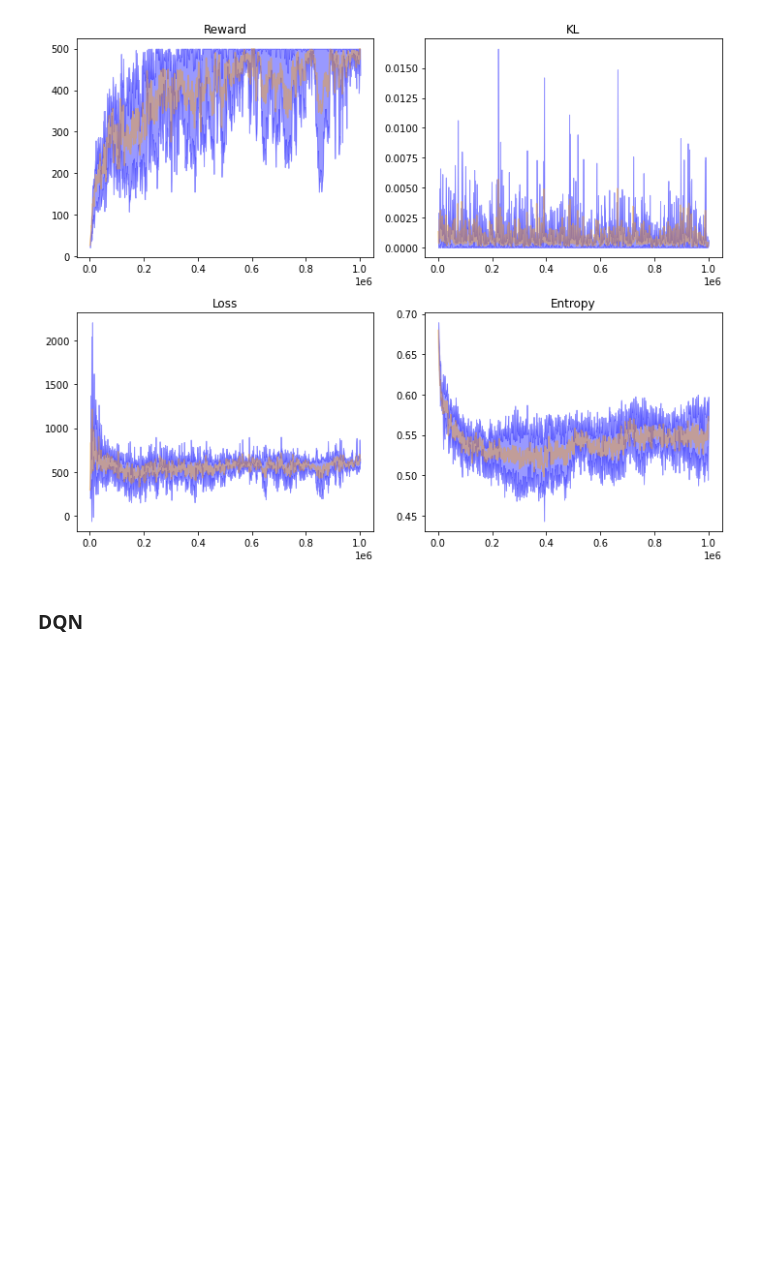
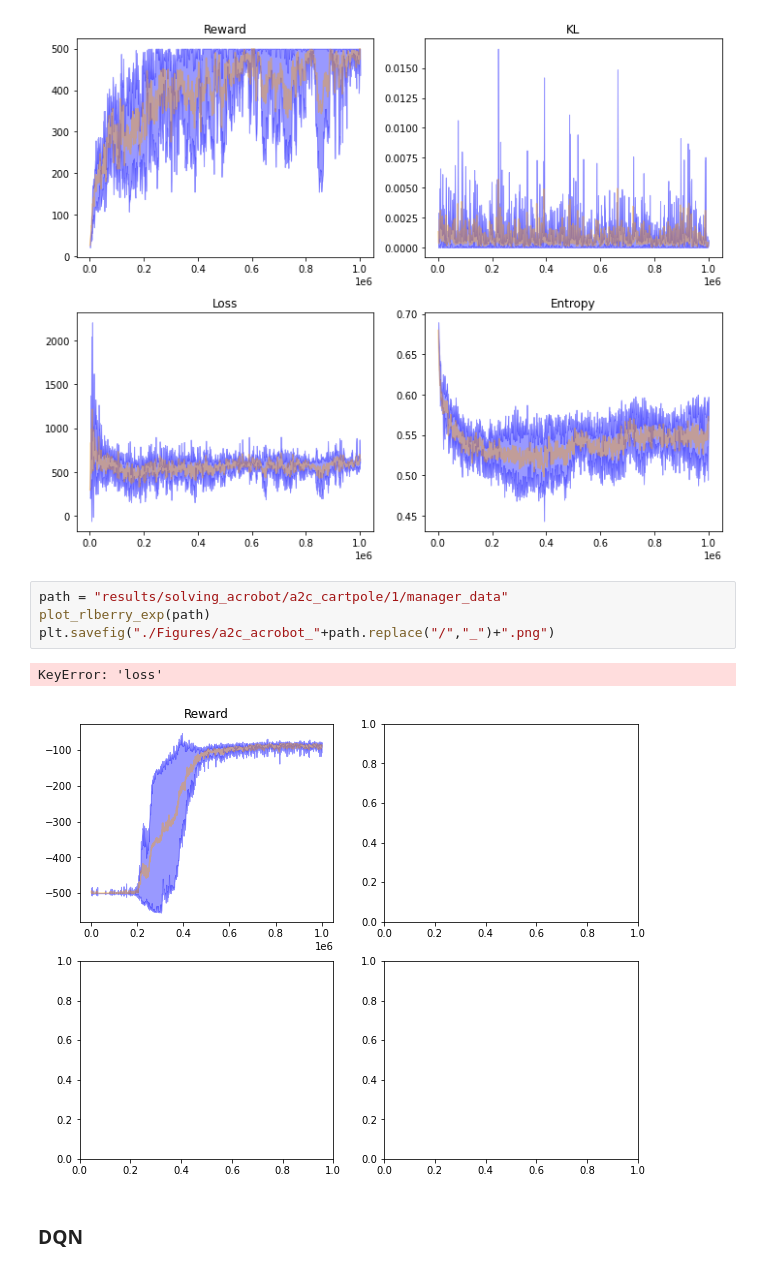
Before and after one commit to riccardodv/MirrorRL, a Jupyter notebook: analyse.ipynb, the cells around one changed output. Drawn from its saved outputs; the diff is of its cells as text; blank space fills up the shorter version.

```diff
--- a/analyse.ipynb
+++ b/analyse.ipynb
@@ -292,6 +301,13 @@ plot_rlberry_exp(path)
 plt.savefig("./Figures/a2c_cartpole_"+path.replace("/","_")+".png")
 # %% [output]
 [figure]
+# %%
+path = "results/solving_acrobot/a2c_cartpole/1/manager_data"
+plot_rlberry_exp(path)
+plt.savefig("./Figures/a2c_acrobot_"+path.replace("/","_")+".png")
+# %% [output]
+KeyError: 'loss'
+[figure, added]
 # %% [markdown]
 ### DQN
 # %%
```
Also changed, not shown: parts of 4 cells of this notebook, 4 other files.
